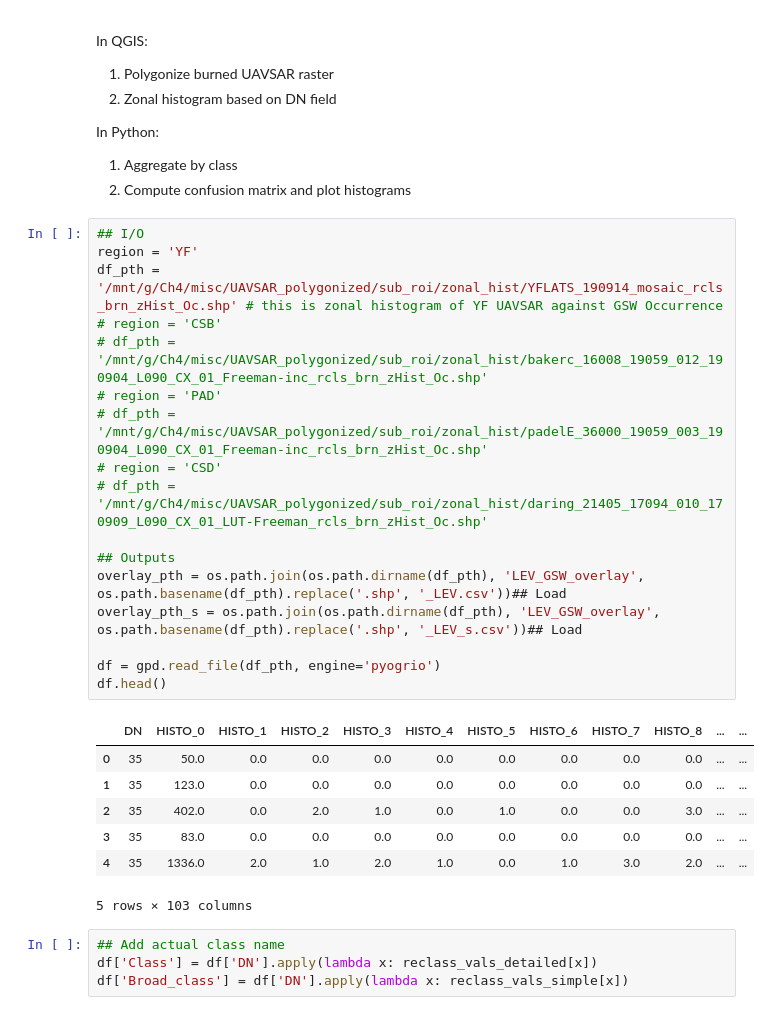
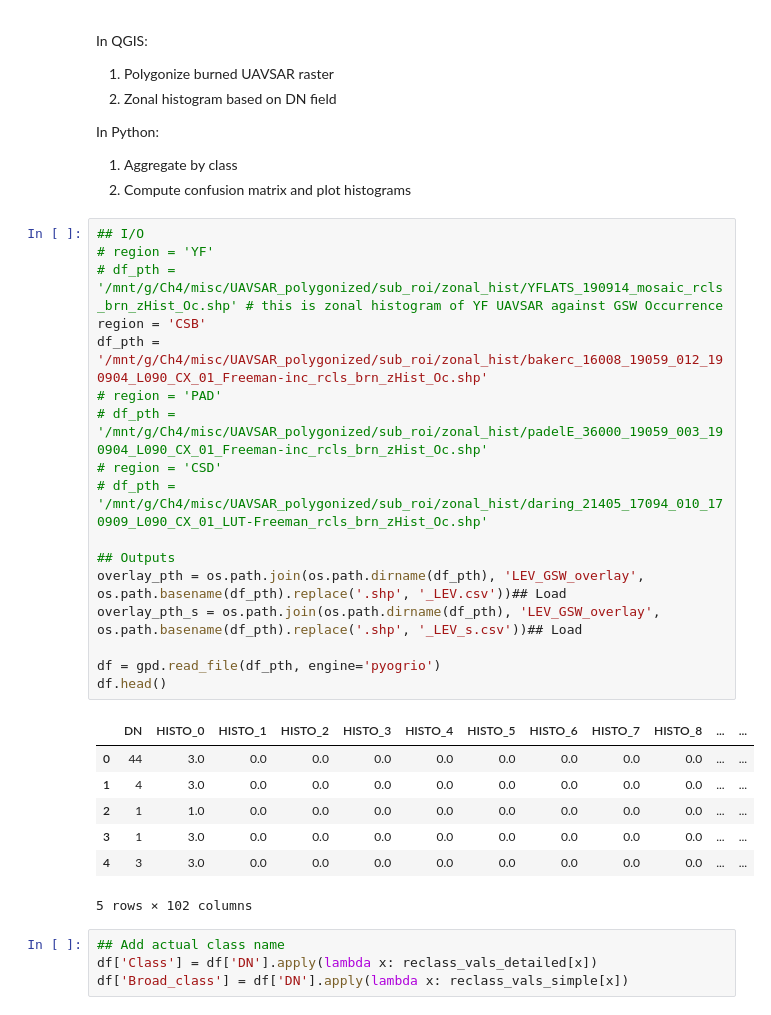
Before and after one commit to ekcomputer/lake-area, a Jupyter notebook: LEV_GSW_overlay.ipynb, the cells around one changed output. Cells and saved outputs as stored; diff of their text form.

```diff
--- a/LEV_GSW_overlay.ipynb
+++ b/LEV_GSW_overlay.ipynb
@@ -57,29 +57,29 @@ In Python:
 2. Compute confusion matrix and plot histograms
 # %%
 ## I/O
-region = 'YF'
-df_pth = '/mnt/g/Ch4/misc/UAVSAR_polygonized/sub_roi/zonal_hist/YFLATS_190914_mosaic_rcls_brn_zHist_Oc.shp' # this is zonal histogram of YF UAVSAR against GSW Occurrence
-# region = 'CSB'
-# df_pth = '/mnt/g/Ch4/misc/UAVSAR_polygonized/sub_roi/zonal_hist/bakerc_16008_19059_012_190904_L090_CX_01_Freeman-inc_rcls_brn_zHist_Oc.shp'
+# region = 'YF'
+# df_pth = '/mnt/g/Ch4/misc/UAVSAR_polygonized/sub_roi/zonal_hist/YFLATS_190914_mosaic_rcls_brn_zHist_Oc.shp' # this is zonal histogram of YF UAVSAR against GSW Occurrence
+region = 'CSB'
+df_pth = '/mnt/g/Ch4/misc/UAVSAR_polygonized/sub_roi/zonal_hist/bakerc_16008_19059_012_190904_L090_CX_01_Freeman-inc_rcls_brn_zHist_Oc.shp'
 # region = 'PAD'
 # df_pth = '/mnt/g/Ch4/misc/UAVSAR_polygonized/sub_roi/zonal_hist/padelE_36000_19059_003_190904_L090_CX_01_Freeman-inc_rcls_brn_zHist_Oc.shp'
 # region = 'CSD'
 # df_pth = '/mnt/g/Ch4/misc/UAVSAR_polygonized/sub_roi/zonal_hist/daring_21405_17094_010_170909_L090_CX_01_LUT-Freeman_rcls_brn_zHist_Oc.shp'
 
 ## Outputs
 overlay_pth = os.path.join(os.path.dirname(df_pth), 'LEV_GSW_overlay', os.path.basename(df_pth).replace('.shp', '_LEV.csv'))## Load
 overlay_pth_s = os.path.join(os.path.dirname(df_pth), 'LEV_GSW_overlay', os.path.basename(df_pth).replace('.shp', '_LEV_s.csv'))## Load
 
 df = gpd.read_file(df_pth, engine='pyogrio')
 df.head()
 # %% [output]
 |  | DN | HISTO_0 | HISTO_1 | HISTO_2 | HISTO_3 | HISTO_4 | HISTO_5 | HISTO_6 | HISTO_7 | HISTO_8 | ... | ... |
-| 0 | 35 | 50.0 | 0.0 | 0.0 | 0.0 | 0.0 | 0.0 | 0.0 | 0.0 | 0.0 | ... | ... |
-| 1 | 35 | 123.0 | 0.0 | 0.0 | 0.0 | 0.0 | 0.0 | 0.0 | 0.0 | 0.0 | ... | ... |
-| 2 | 35 | 402.0 | 0.0 | 2.0 | 1.0 | 0.0 | 1.0 | 0.0 | 0.0 | 3.0 | ... | ... |
-| 3 | 35 | 83.0 | 0.0 | 0.0 | 0.0 | 0.0 | 0.0 | 0.0 | 0.0 | 0.0 | ... | ... |
-| 4 | 35 | 1336.0 | 2.0 | 1.0 | 2.0 | 1.0 | 0.0 | 1.0 | 3.0 | 2.0 | ... | ... |
+| 0 | 44 | 3.0 | 0.0 | 0.0 | 0.0 | 0.0 | 0.0 | 0.0 | 0.0 | 0.0 | ... | ... |
+| 1 | 4 | 3.0 | 0.0 | 0.0 | 0.0 | 0.0 | 0.0 | 0.0 | 0.0 | 0.0 | ... | ... |
+| 2 | 1 | 1.0 | 0.0 | 0.0 | 0.0 | 0.0 | 0.0 | 0.0 | 0.0 | 0.0 | ... | ... |
+| 3 | 1 | 3.0 | 0.0 | 0.0 | 0.0 | 0.0 | 0.0 | 0.0 | 0.0 | 0.0 | ... | ... |
+| 4 | 3 | 3.0 | 0.0 | 0.0 | 0.0 | 0.0 | 0.0 | 0.0 | 0.0 | 0.0 | ... | ... |
-5 rows × 103 columns
+5 rows × 102 columns
 # %%
 ## Add actual class name
 df['Class'] = df['DN'].apply(lambda x: reclass_vals_detailed[x])
```
Also changed, not shown: parts of 2 cells of this notebook, 1 other file.
